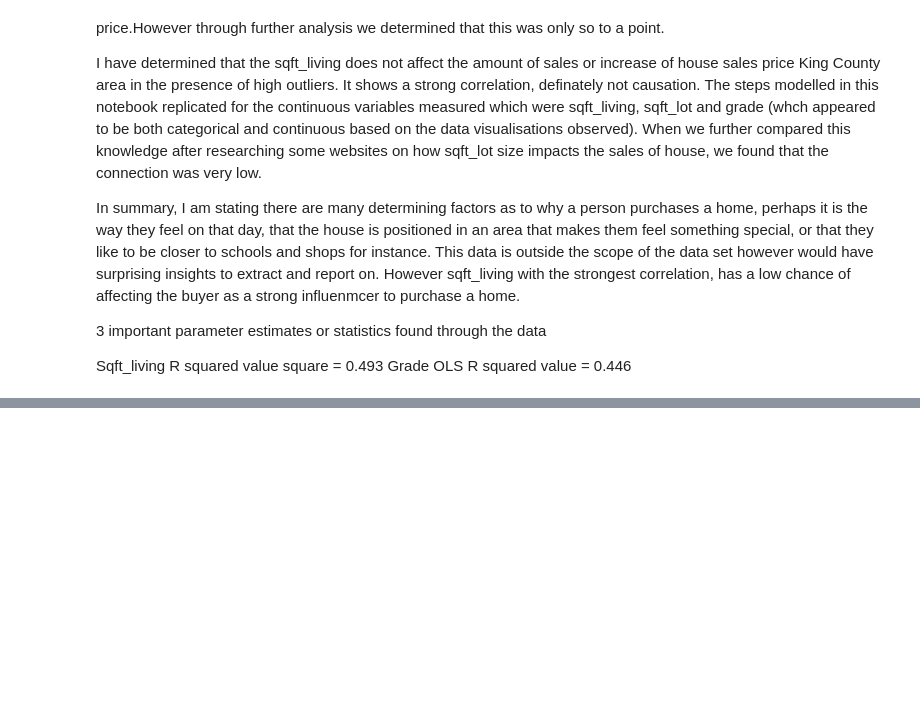
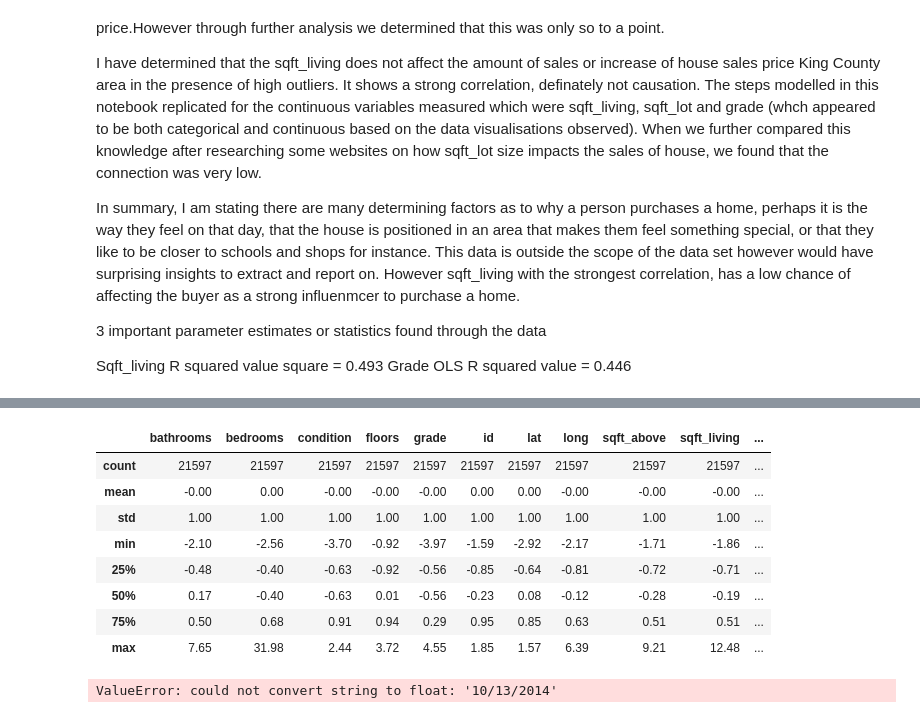
Before and after one commit to githosted/Phase2Pro, a Jupyter notebook: Phase2REDO2.ipynb, the cells around one changed output, grey strips where cells are left out. Cells and saved outputs as stored; diff of their text form; code cells hidden in the pictures; blank space fills up the shorter version.

```diff
--- a/Phase2REDO2.ipynb
+++ b/Phase2REDO2.ipynb
@@ -387,0 +464,19 @@ plt.savefig('sc.png');
+# %%
+data_preds_scaled.describe()
+# %% [output]
+|  | bathrooms | bedrooms | condition | floors | grade | id | lat | long | sqft_above | sqft_living | ... |
+| count | 21597 | 21597 | 21597 | 21597 | 21597 | 21597 | 21597 | 21597 | 21597 | 21597 | ... |
+| mean | -0.00 | 0.00 | -0.00 | -0.00 | -0.00 | 0.00 | 0.00 | -0.00 | -0.00 | -0.00 | ... |
+| std | 1.00 | 1.00 | 1.00 | 1.00 | 1.00 | 1.00 | 1.00 | 1.00 | 1.00 | 1.00 | ... |
+| min | -2.10 | -2.56 | -3.70 | -0.92 | -3.97 | -1.59 | -2.92 | -2.17 | -1.71 | -1.86 | ... |
+| 25% | -0.48 | -0.40 | -0.63 | -0.92 | -0.56 | -0.85 | -0.64 | -0.81 | -0.72 | -0.71 | ... |
+| 50% | 0.17 | -0.40 | -0.63 | 0.01 | -0.56 | -0.23 | 0.08 | -0.12 | -0.28 | -0.19 | ... |
+| 75% | 0.50 | 0.68 | 0.91 | 0.94 | 0.29 | 0.95 | 0.85 | 0.63 | 0.51 | 0.51 | ... |
+| max | 7.65 | 31.98 | 2.44 | 3.72 | 4.55 | 1.85 | 1.57 | 6.39 | 9.21 | 12.48 | ... |
+# %%
+#Transforming dataset
+ss = StandardScaler()
+ss.fit(data_preds)
+data_preds_st_scaled = ss.transform(data_preds_scaled)
+# %% [output]
+ValueError: could not convert string to float: '10/13/2014'
```
Also changed, not shown: parts of 11 cells of this notebook, 2 other files.
